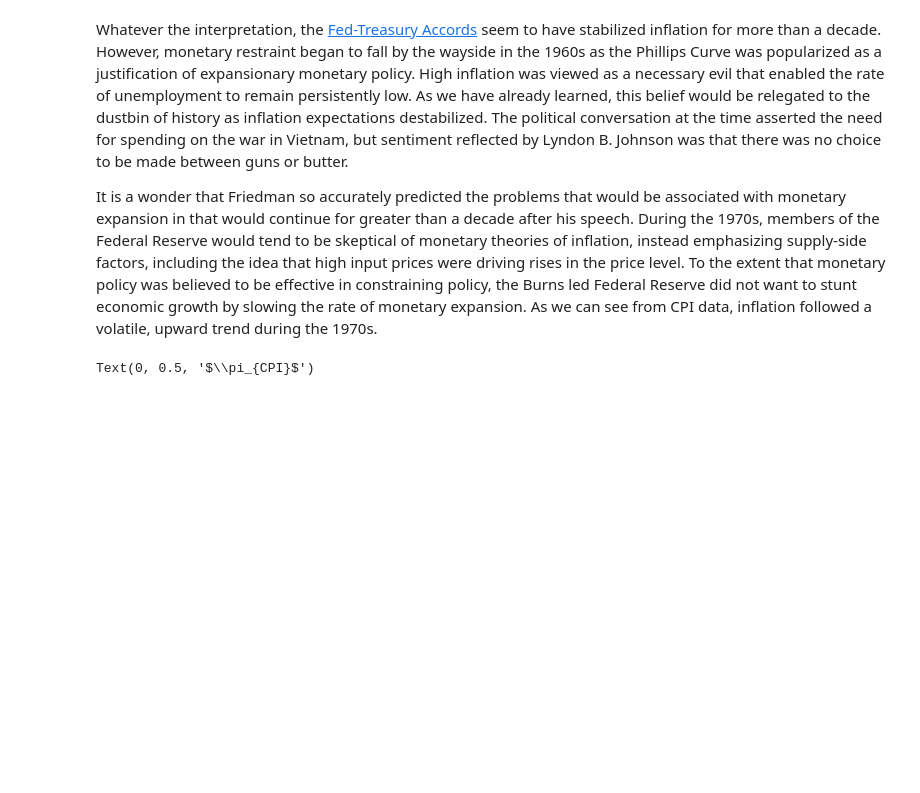
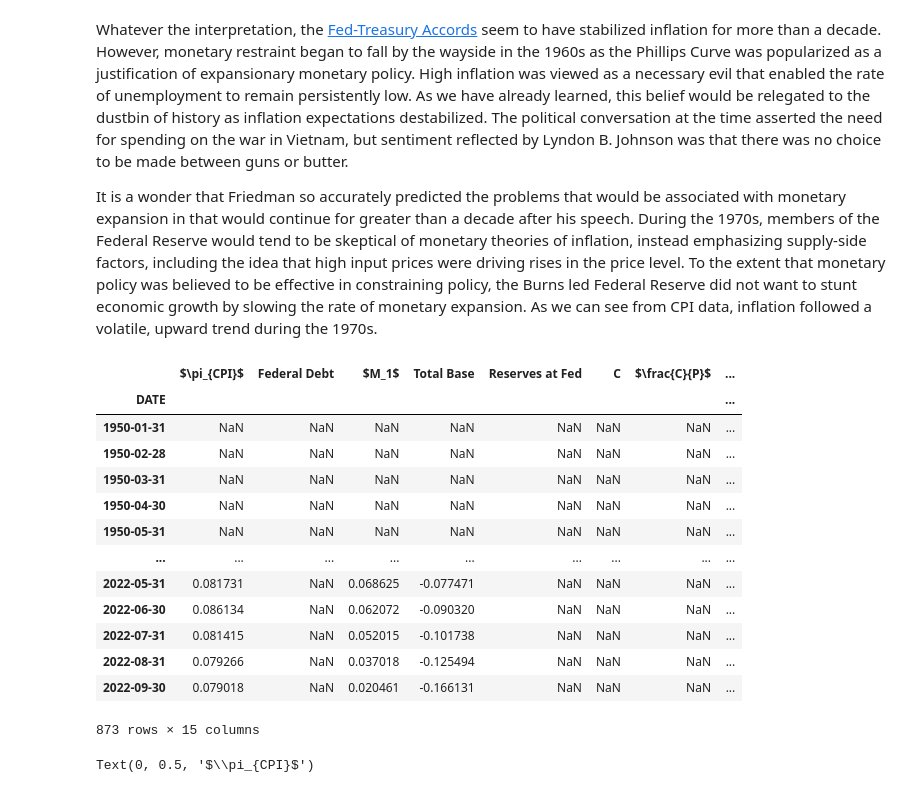
Before and after one commit to jlcatonjr/Macroeconomics-Growth-and-Monetary-Equilibrium, a Jupyter notebook: Advanced Macroeconomics/Course Notes/9. Recent Monetary History.ipynb, the cells around one changed output. Saved outputs shown, nothing was run; the diff lists cells and outputs as text; code cells hidden in the pictures; blank space fills up the shorter version.

```diff
--- a/Advanced Macroeconomics/Course Notes/9. Recent Monetary History.ipynb
+++ b/Advanced Macroeconomics/Course Notes/9. Recent Monetary History.ipynb
@@ -227,11 +212,27 @@ for yr in ["1", "2", "5","10","30"]:
 # %%
 data["Log"] = np.log(data["Level"])
 data["Rates"] = data["Log"].diff(diff)
 
 for rate in rates:
     data["Rates"][rate] = rates[rate]
     data["Log"][rate] = rates[rate]
 data["Rates"].rename(columns = {"$P_{CPI}$":"$\pi_{CPI}$"}, inplace = True)
+data["Rates"]
+# %% [output]
+|  | $\pi_{CPI}$ | Federal Debt | $M_1$ | Total Base | Reserves at Fed | C | $\frac{C}{P}$ | ... |
+| DATE |  |  |  |  |  |  |  | ... |
+| 1950-01-31 | NaN | NaN | NaN | NaN | NaN | NaN | NaN | ... |
+| 1950-02-28 | NaN | NaN | NaN | NaN | NaN | NaN | NaN | ... |
+| 1950-03-31 | NaN | NaN | NaN | NaN | NaN | NaN | NaN | ... |
+| 1950-04-30 | NaN | NaN | NaN | NaN | NaN | NaN | NaN | ... |
+| 1950-05-31 | NaN | NaN | NaN | NaN | NaN | NaN | NaN | ... |
+| ... | ... | ... | ... | ... | ... | ... | ... | ... |
+| 2022-05-31 | 0.081731 | NaN | 0.068625 | -0.077471 | NaN | NaN | NaN | ... |
+| 2022-06-30 | 0.086134 | NaN | 0.062072 | -0.090320 | NaN | NaN | NaN | ... |
+| 2022-07-31 | 0.081415 | NaN | 0.052015 | -0.101738 | NaN | NaN | NaN | ... |
+| 2022-08-31 | 0.079266 | NaN | 0.037018 | -0.125494 | NaN | NaN | NaN | ... |
+| 2022-09-30 | 0.079018 | NaN | 0.020461 | -0.166131 | NaN | NaN | NaN | ... |
+873 rows × 15 columns
 # %%
 fig,ax = plt.subplots(figsize=(20,10))
 plot_vars = ["$r_{1}$","$r_{10}$", "$r_{30}$", "$\pi_{CPI}$"]
```
Also changed, not shown: parts of 16 cells of this notebook.
